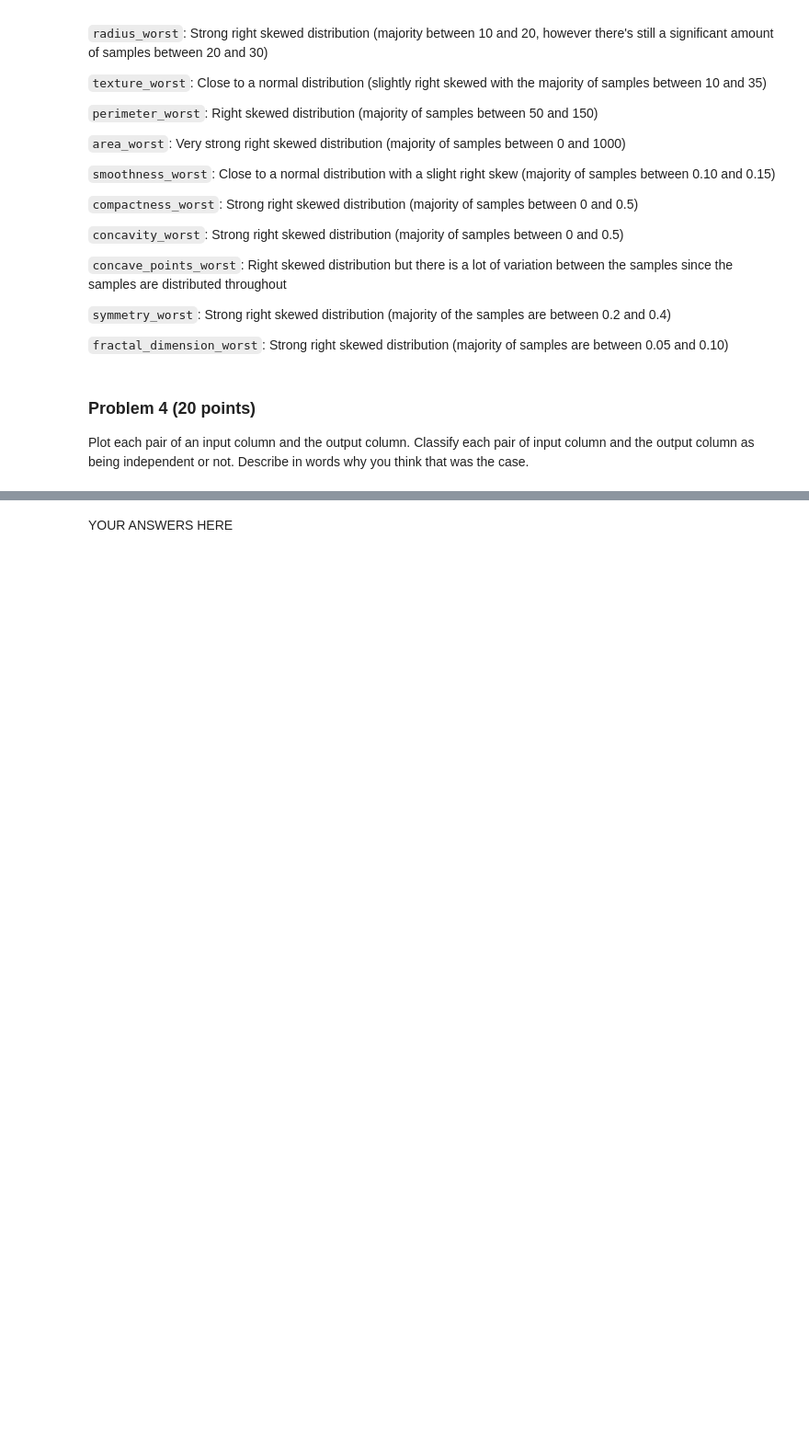
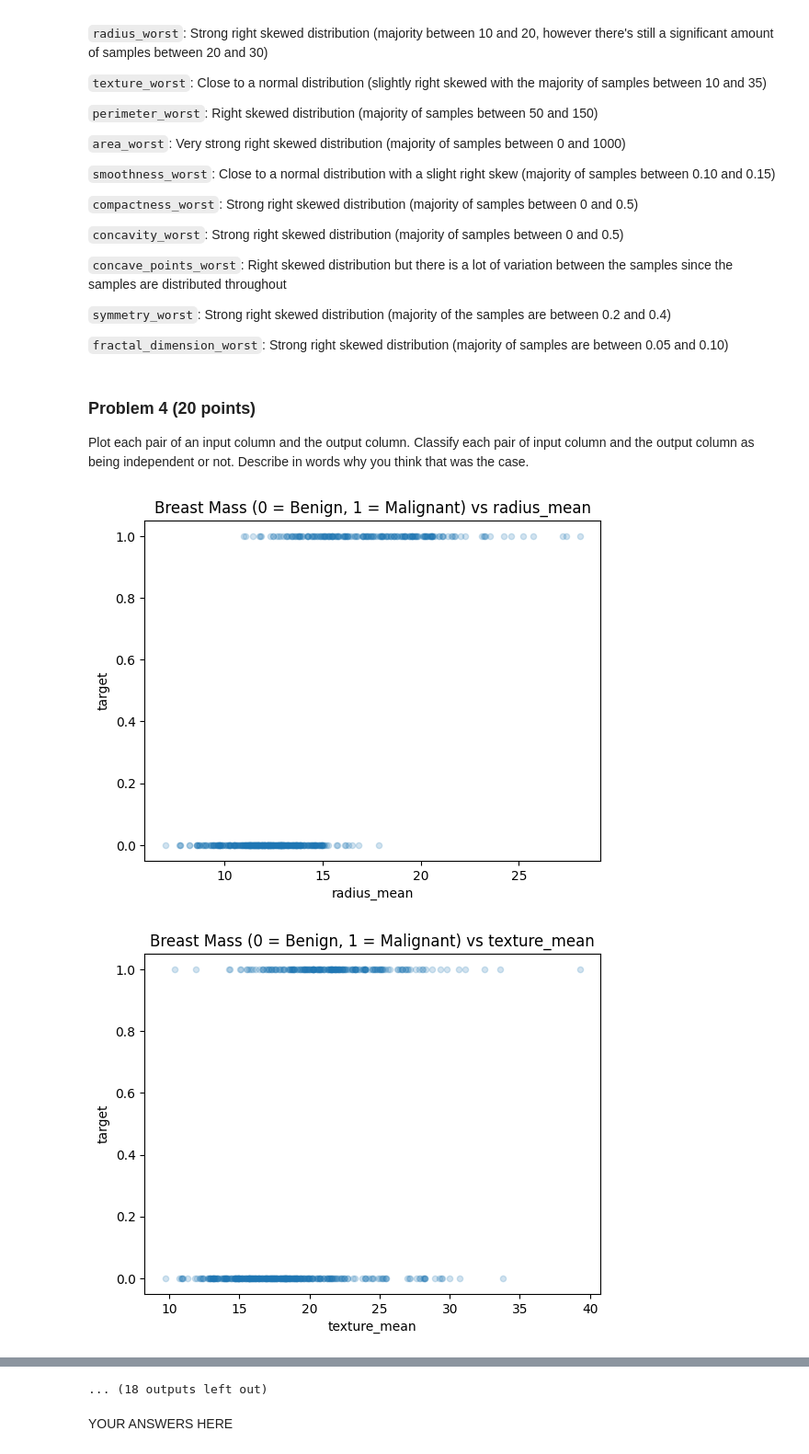
Before and after one commit to aidandig/dx601-final-project, a Jupyter notebook: project.ipynb, the cells around one changed output, grey strips where cells are left out. Shown at 92% size. Cells and saved outputs as stored; diff of their text form; code cells hidden in the pictures; blank space fills up the shorter version.

Commit message:
Plot input columns vs target column

```diff
--- a/project.ipynb
+++ b/project.ipynb
@@ -330,0 +329,13 @@ Describe in words why you think that was the case.
+# %%
+for c in breastCancer.columns:
+    if c == 'target':
+        continue
+
+    breastCancer.plot.scatter(c, "target", alpha=0.2)
+    plt.xlabel(c)
+    plt.ylabel('target')
+    plt.title(f"Breast Mass (0 = Benign, 1 = Malignant) vs {c}")
+    None
+# %% [output]
+[figure, added]
+[figure, added]
@@ -331,3 +352,4 @@ Describe in words why you think that was the case.
+... (18 outputs left out)
 # %% [markdown]
 YOUR ANSWERS HERE
 # %% [markdown]
```
Also changed, not shown: parts of 3 cells of this notebook.
